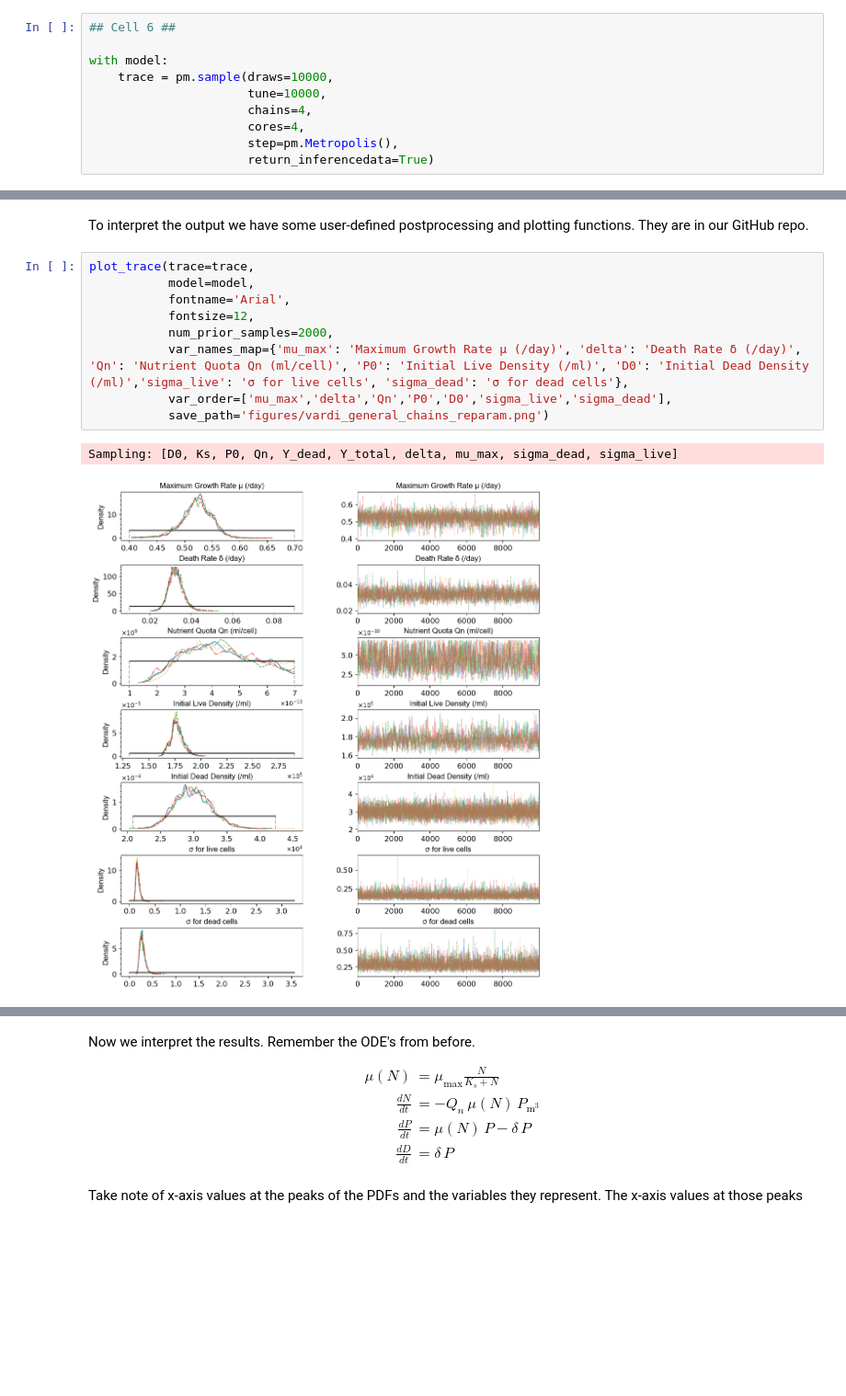
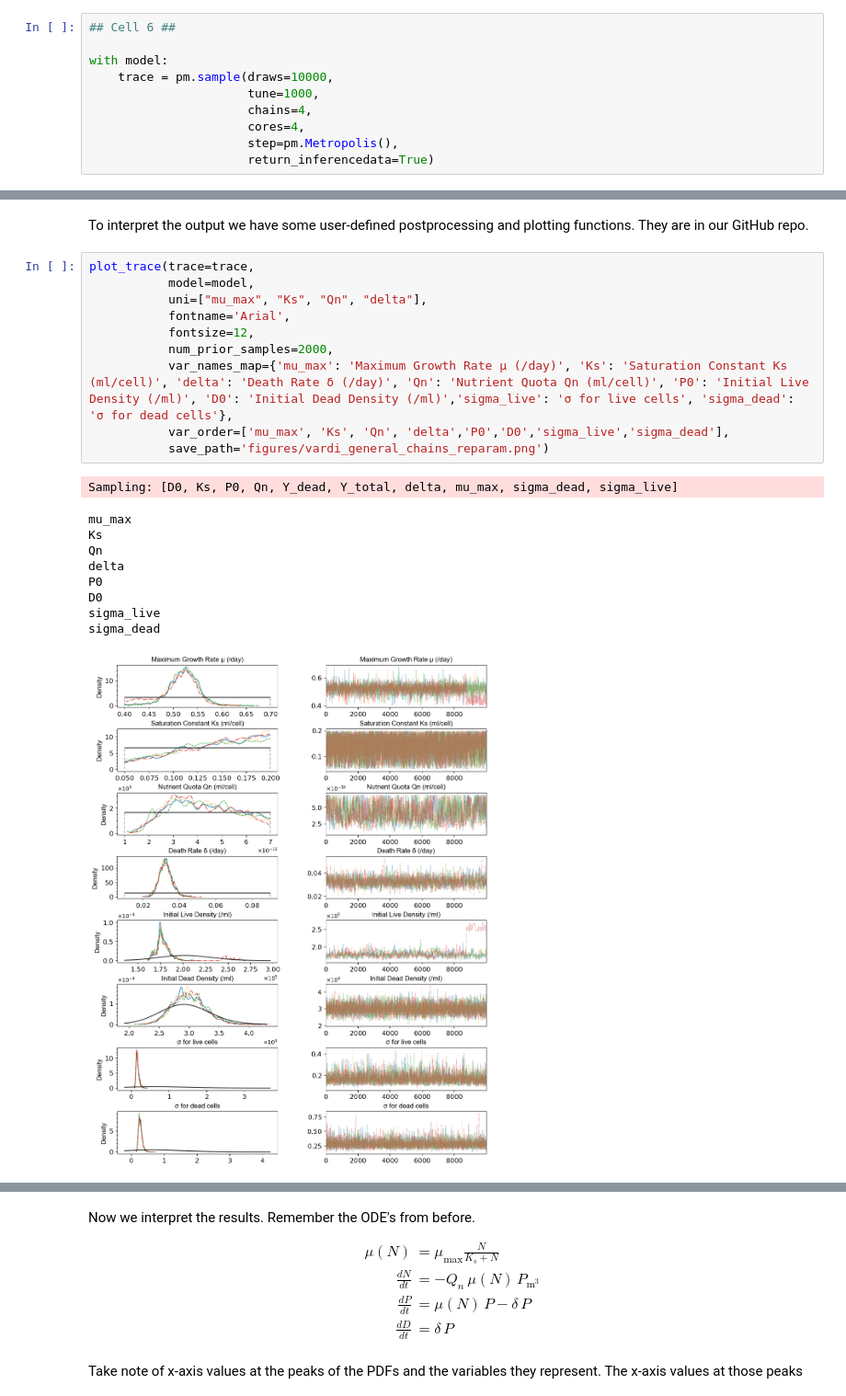
Before and after one commit to B2-Bayesian-for-Biology/MCMCwithODEs_primer, a Jupyter notebook: docs/education/python/case_study_3.ipynb, the cells around one changed output, grey strips where cells are left out. Shown at 92% size. Saved outputs shown, nothing was run; the diff lists cells and outputs as text; blank space fills up the shorter version.

```diff
--- a/docs/education/python/case_study_3.ipynb
+++ b/docs/education/python/case_study_3.ipynb
@@ -160,7 +160,7 @@ This is how you call and run the model!
 
 with model:
     trace = pm.sample(draws=10000,
-                      tune=10000,
+                      tune=1000,
                       chains=4,
                       cores=4,
                       step=pm.Metropolis(),
@@ -184,12 +186,21 @@ To interpret the output we have some user-defined postprocessing and plotting fu
 # %%
 plot_trace(trace=trace,
            model=model,
+           uni=["mu_max", "Ks", "Qn", "delta"],
            fontname='Arial',
            fontsize=12,
            num_prior_samples=2000,
-           var_names_map={'mu_max': 'Maximum Growth Rate μ (/day)', 'delta': 'Death Rate δ (/day)', 'Qn': 'Nutrient Quota Qn (ml/cell)', 'P0': 'Initial Live Density (/ml)', 'D0': 'Initial Dead Density (/ml)','sigma_live': 'σ for live cells', 'sigma_dead': 'σ for dead cells'},
-           var_order=['mu_max','delta','Qn','P0','D0','sigma_live','sigma_dead'],
+           var_names_map={'mu_max': 'Maximum Growth Rate μ (/day)', 'Ks': 'Saturation Constant Ks (ml/cell)', 'delta': 'Death Rate δ (/day)', 'Qn': 'Nutrient Quota Qn (ml/cell)', 'P0': 'Initial Live Density (/ml)', 'D0': 'Initial Dead Density (/ml)','sigma_live': 'σ for live cells', 'sigma_dead': 'σ for dead cells'},
+           var_order=['mu_max', 'Ks', 'Qn', 'delta','P0','D0','sigma_live','sigma_dead'],
            save_path='figures/vardi_general_chains_reparam.png')
 # %% [output]
 Sampling: [D0, Ks, P0, Qn, Y_dead, Y_total, delta, mu_max, sigma_dead, sigma_live]
+mu_max
+Ks
+Qn
+delta
+P0
+D0
+sigma_live
+sigma_dead
-[figure, old version]
+[figure, new version]
```
Also changed, not shown: parts of 4 cells of this notebook, 12 other files.
